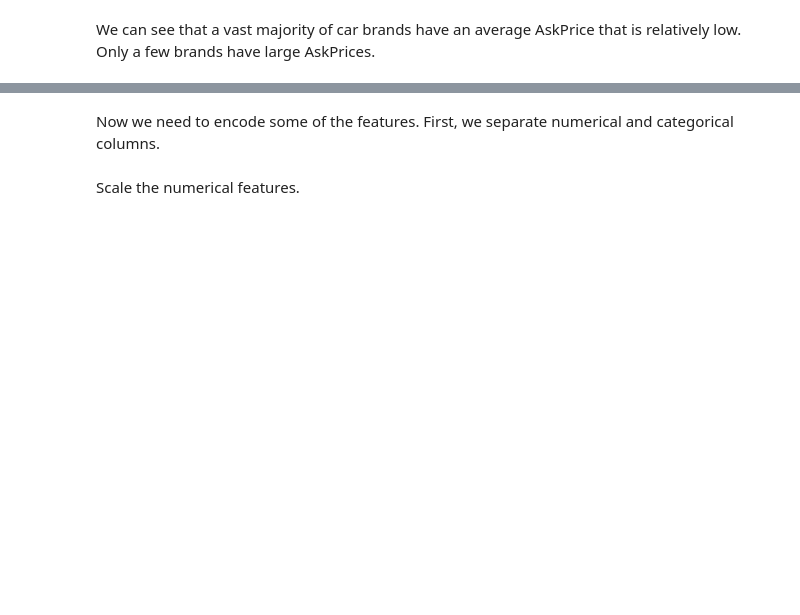
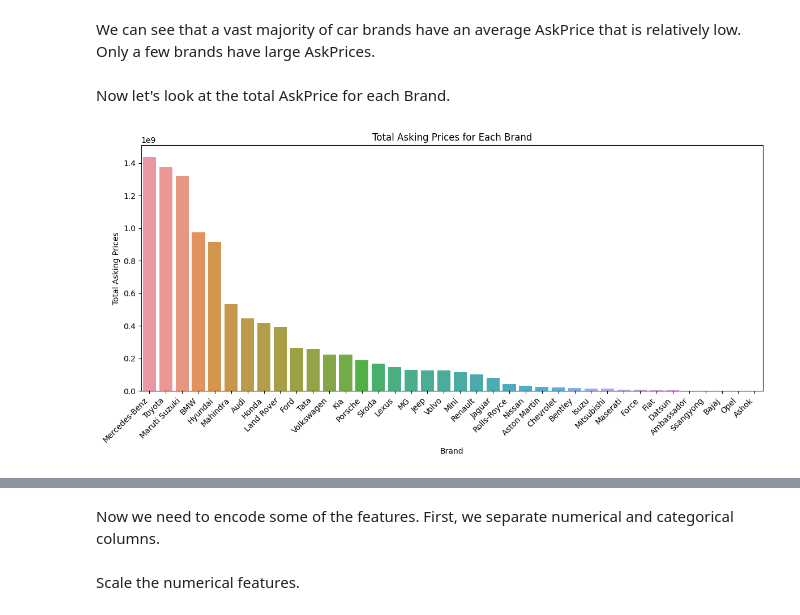
Before and after one commit to johnpospisil/used-car-values-in-india, a Jupyter notebook: used-car-values-in-india.ipynb, the cells around one changed output, grey strips where cells are left out. Saved outputs shown, nothing was run; the diff lists cells and outputs as text; code cells hidden in the pictures; blank space fills up the shorter version.

```diff
--- a/used-car-values-in-india.ipynb
+++ b/used-car-values-in-india.ipynb
@@ -429,2 +421,22 @@ plt.show()
 # %% [markdown]
 We can see that a vast majority of car brands have an average AskPrice that is relatively low. Only a few brands have large AskPrices.
+# %% [markdown]
+Now let's look at the total AskPrice for each Brand.
+# %%
+# Recalculate the total AskPrice by Brand
+brand_price_summary = df.groupby('Brand')['AskPrice'].sum().reset_index()
+
+# Sort the data for better visualization
+brand_price_summary = brand_price_summary.sort_values(by='AskPrice', ascending=False)
+
+# Create a seaborn bar plot
+plt.figure(figsize=(12, 6))
+sns.barplot(data=brand_price_summary, x='Brand', y='AskPrice')
+plt.title('Total Asking Prices for Each Brand')
+plt.xlabel('Brand')
+plt.ylabel('Total Asking Prices')
+plt.xticks(rotation=45, ha='right')
+plt.tight_layout()
+plt.show()
+# %% [output]
+[figure, added]
```
Also changed, not shown: parts of 5 cells of this notebook.
